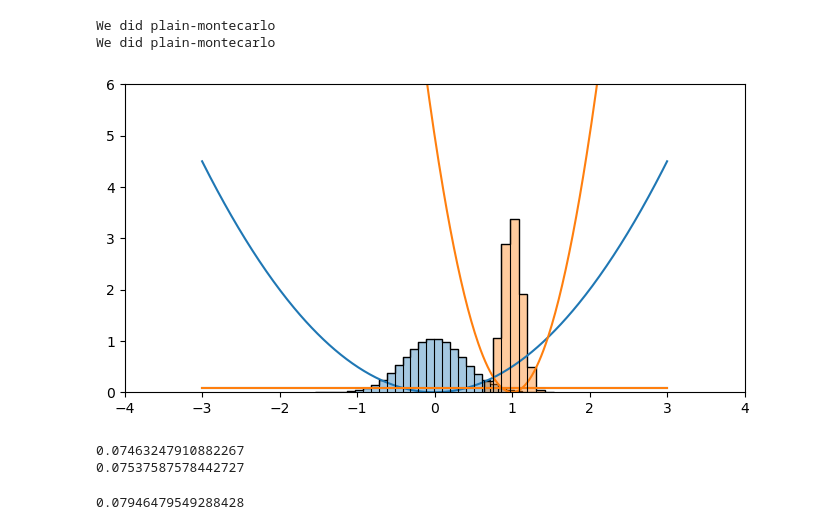
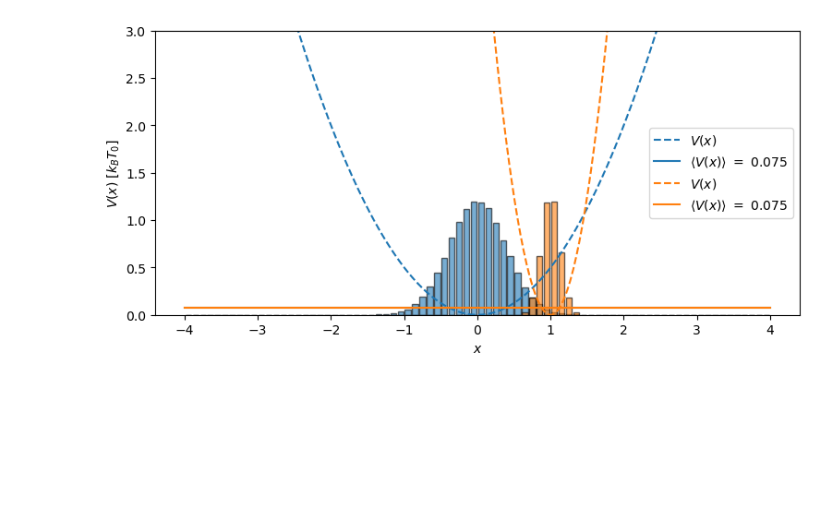
Before and after one commit to karsten3112/Computational-Physics, a Jupyter notebook: Week2/exercise7.ipynb, the cells around one changed output. Drawn from its saved outputs; the diff is of its cells as text; code cells hidden in the pictures; blank space fills up the shorter version.

```diff
--- a/Week2/exercise7.ipynb
+++ b/Week2/exercise7.ipynb
@@ -32,18 +32,0 @@ for k, x_0, N in zip(ks, x_0s, Ns):
-# %%
-fig, ax = plt.subplots(figsize=(8,4))
-ax.set_xlim([-4.0, 4.0])
-ax.set_ylim([0.0, 6.0])
-colors = ["C0", "C1"]
-for pot, color in zip(pots, colors):
-    pot.get_v_avg
-    pot.plot(ax, plot_range=[-3.0,3.0], color=color, bin_size=0.1)
-# %% [output]
-We did plain-montecarlo
-We did plain-montecarlo
-[figure, removed]
-# %%
-for pot in pots:
-    print(pot.v_avg)
-# %% [output]
-0.07463247910882267
-0.07537587578442727
@@ -55,4 +33,18 @@ pot_use.use_H_pot_ref(H_ref=pot_ref)
-# %%
-pot_use.get_v_avg
-# %% [output]
-0.07946479549288428
+# %%
+fig, ax = plt.subplots(figsize=(9,4))
+x_lims = [[-2,2],[-1,3],[-1,1]]
+y_lims = [[0,2], [0,2], [0,5]]
+colors_tot = [
+    { "v_avg": "C0","v_func": "C0" },
+    { "v_avg": "C1","v_func": "C1" }]
+
+for pot, colors in zip(Hs_mont, colors_tot):
+    ax.grid()
+    ax.set_xlabel(r"$x$")
+    ax.set_ylabel(r"$V(x)$ $[k_BT_0]$")
+    #ax.set_xlim(x_lim)
+    ax.set_ylim([0.0, 3.0])
+    pot.plot(ax, bin_size=0.1, colors=colors)
+    ax.legend()
+# %% [output]
+[figure, added]
```
Also changed, not shown: parts of 6 cells of this notebook.
